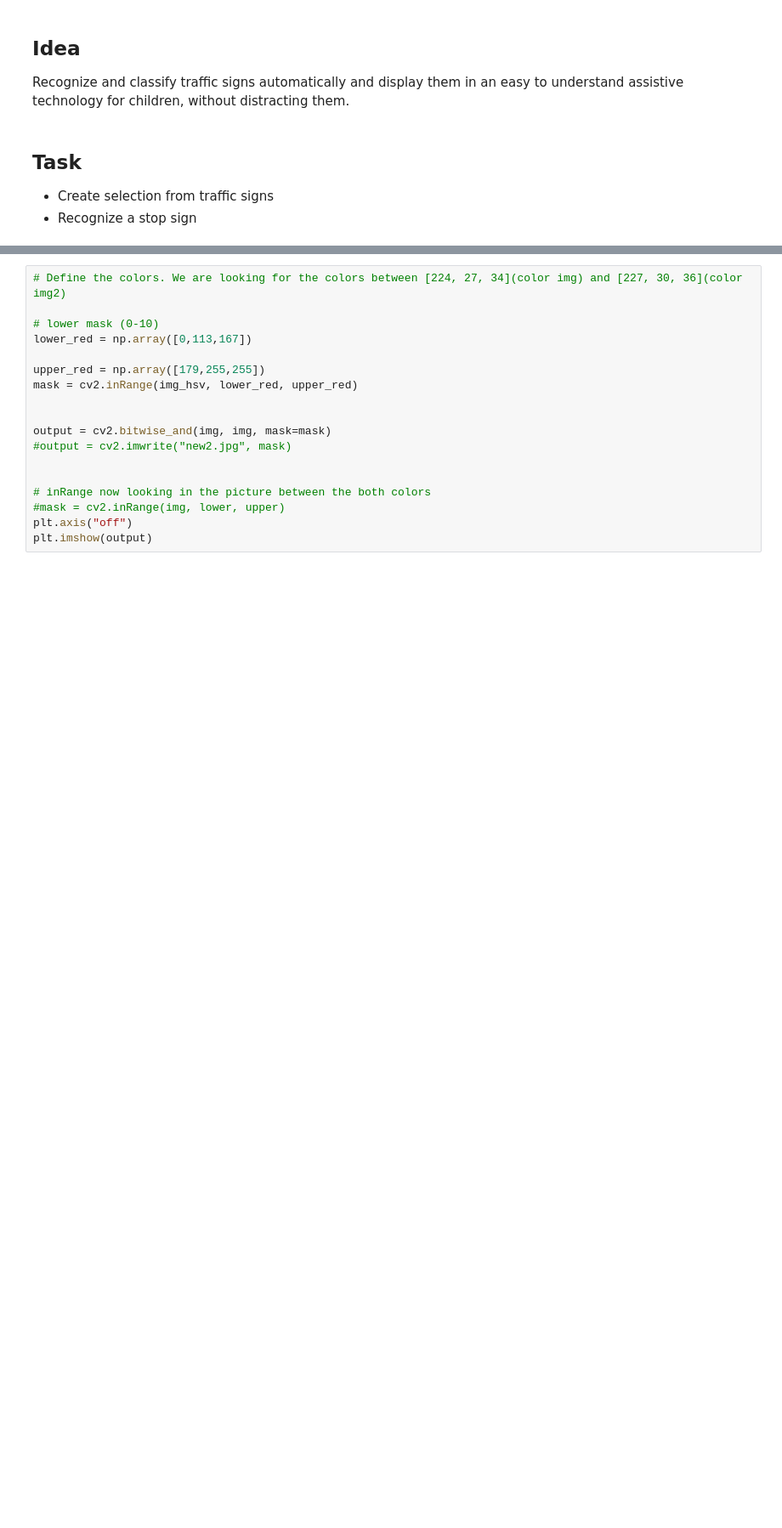
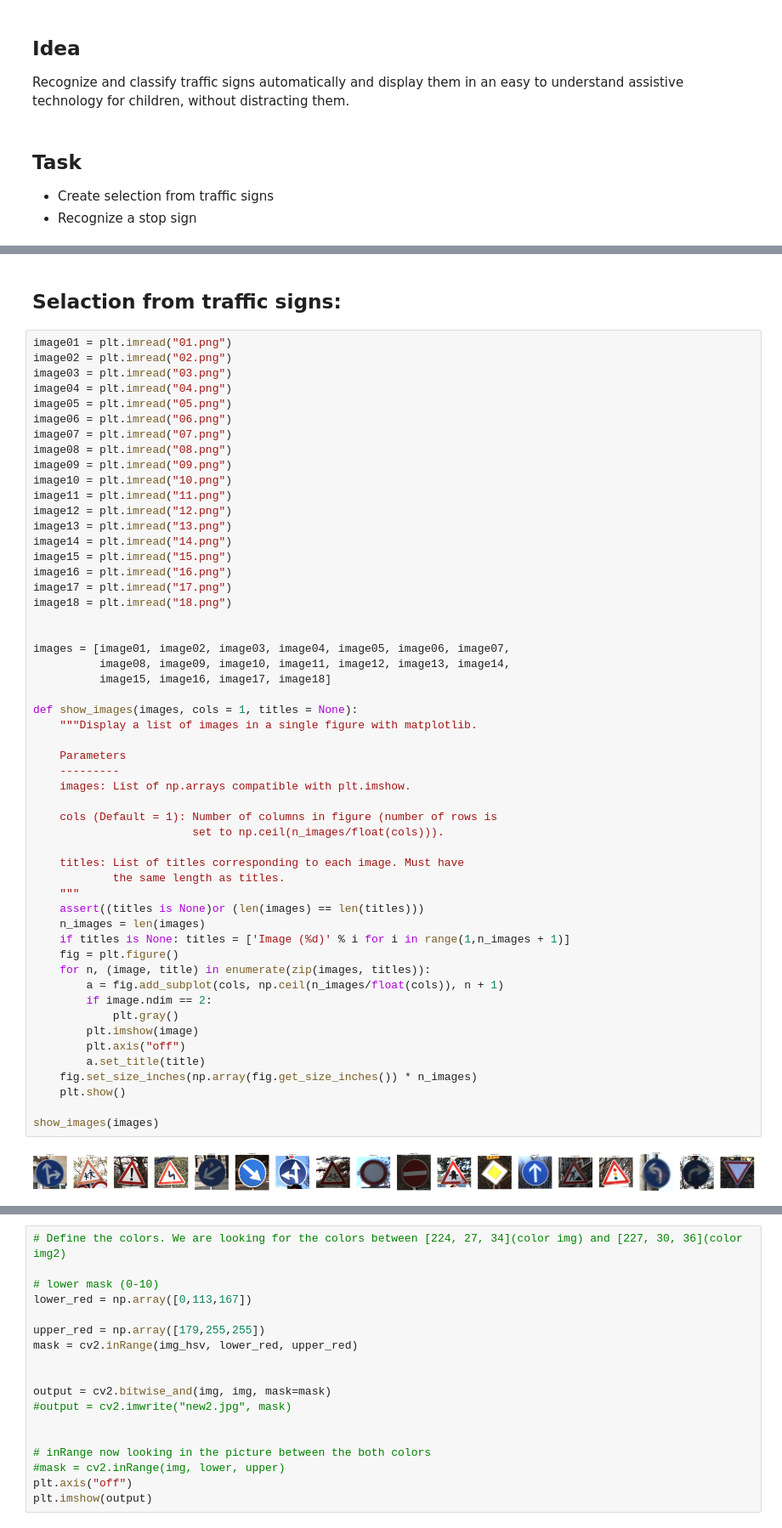
Before and after one commit to uol-mediaprocessing-201920/group-projects-traffic-signs, a Jupyter notebook: Pres_3/main_traffic_signs.ipynb, the cells around one changed output, grey strips where cells are left out. Shown at 85% size. Saved outputs shown, nothing was run; the diff lists cells and outputs as text; blank space fills up the shorter version.

```diff
--- a/Pres_3/main_traffic_signs.ipynb
+++ b/Pres_3/main_traffic_signs.ipynb
@@ -29,0 +28,57 @@ import numpy as np
+# %% [markdown]
+## Selaction from traffic signs:
+# %%
+image01 = plt.imread("01.png")
+image02 = plt.imread("02.png")
+image03 = plt.imread("03.png")
+image04 = plt.imread("04.png")
+image05 = plt.imread("05.png")
+image06 = plt.imread("06.png")
+image07 = plt.imread("07.png")
+image08 = plt.imread("08.png")
+image09 = plt.imread("09.png")
+image10 = plt.imread("10.png")
+image11 = plt.imread("11.png")
+image12 = plt.imread("12.png")
+image13 = plt.imread("13.png")
+image14 = plt.imread("14.png")
+image15 = plt.imread("15.png")
+image16 = plt.imread("16.png")
+image17 = plt.imread("17.png")
+image18 = plt.imread("18.png")
+
+
+images = [image01, image02, image03, image04, image05, image06, image07,
+          image08, image09, image10, image11, image12, image13, image14,
+          image15, image16, image17, image18]
+
+def show_images(images, cols = 1, titles = None):
+    """Display a list of images in a single figure with matplotlib.
+
+    Parameters
+    ---------
+    images: List of np.arrays compatible with plt.imshow.
+
+    cols (Default = 1): Number of columns in figure (number of rows is
+                        set to np.ceil(n_images/float(cols))).
+
+    titles: List of titles corresponding to each image. Must have
+            the same length as titles.
+    """
+    assert((titles is None)or (len(images) == len(titles)))
+    n_images = len(images)
+    if titles is None: titles = ['Image (%d)' % i for i in range(1,n_images + 1)]
+    fig = plt.figure()
+    for n, (image, title) in enumerate(zip(images, titles)):
+        a = fig.add_subplot(cols, np.ceil(n_images/float(cols)), n + 1)
+        if image.ndim == 2:
+            plt.gray()
+        plt.imshow(image)
+        plt.axis("off")
+        a.set_title(title)
+    fig.set_size_inches(np.array(fig.get_size_inches()) * n_images)
+    plt.show()
+
+show_images(images)
+# %% [output]
+[figure, added]
```
Also changed, not shown: parts of 11 cells of this notebook.
